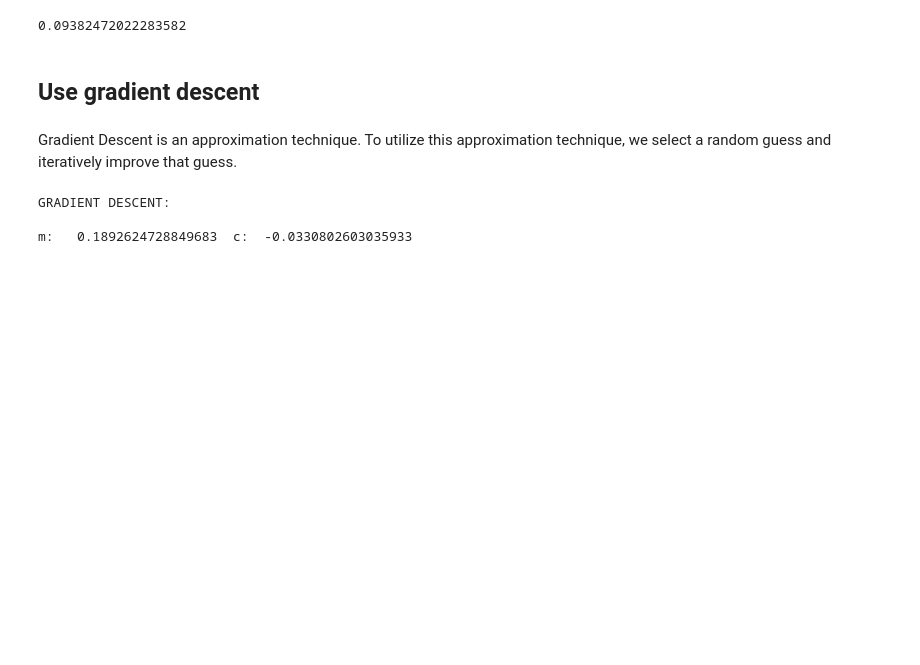
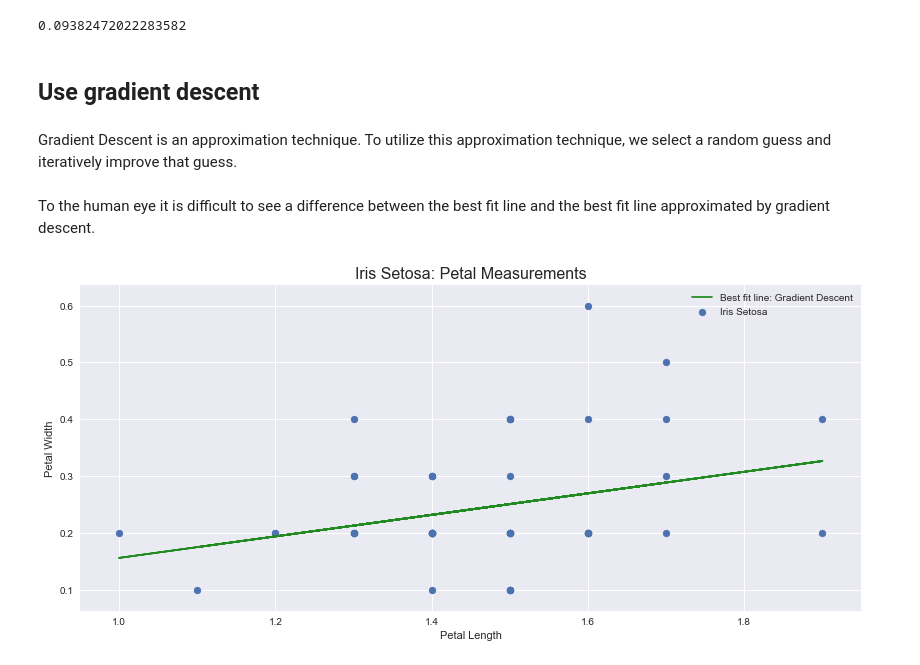
Before and after one commit to taraokelly/Problem-set-Jupyter-Pyplot-and-Numpy, a Jupyter notebook: solutions/solution.ipynb, the cells around one changed output. Drawn from its saved outputs; the diff is of its cells as text; code cells hidden in the pictures; blank space fills up the shorter version.

```diff
--- a/solutions/solution.ipynb
+++ b/solutions/solution.ipynb
@@ -252,9 +249,28 @@ while change:
     change = False
   else:
     g_m, g_c = g_m_new, g_c_new
+# %% [markdown]
+To the human eye it is difficult to see a difference between the best fit line and the best fit line approximated by gradient descent.
+# %%
+# Plot Setosa measurements
+plt.scatter(setosa_data[2],setosa_data[3],marker='o', label='Iris Setosa')
+
+# Plot best fit line according to Gradient Descent
+plt.plot(setosa_data[2], m * setosa_data[2] + c, 'forestgreen', label='Best fit line: Gradient Descent')
+
+# Add title
+plt.title('Iris Setosa: Petal Measurements', fontsize=16)
+
+# Add labels
+plt.xlabel('Petal Length')
+plt.ylabel('Petal Width')
+
+plt.legend()
+# Print graph
+plt.show()
+# %% [output]
+[figure, added]
 # %%
-print("GRADIENT DESCENT:\n\nm: %20.16f  c: %20.16f" % (g_m, g_c))
+print("BEST LINE:  m: %20.16f  c: %20.16f" % (m, c))
+print()
+print("GRADIENT DESCENT:  m: %20.16f  c: %20.16f" % (g_m, g_c))
-# %% [output]
-GRADIENT DESCENT:
-
-m:   0.1892624728849683  c:  -0.0330802603035933
```
Also changed, not shown: parts of 3 cells of this notebook, 1 other file.
